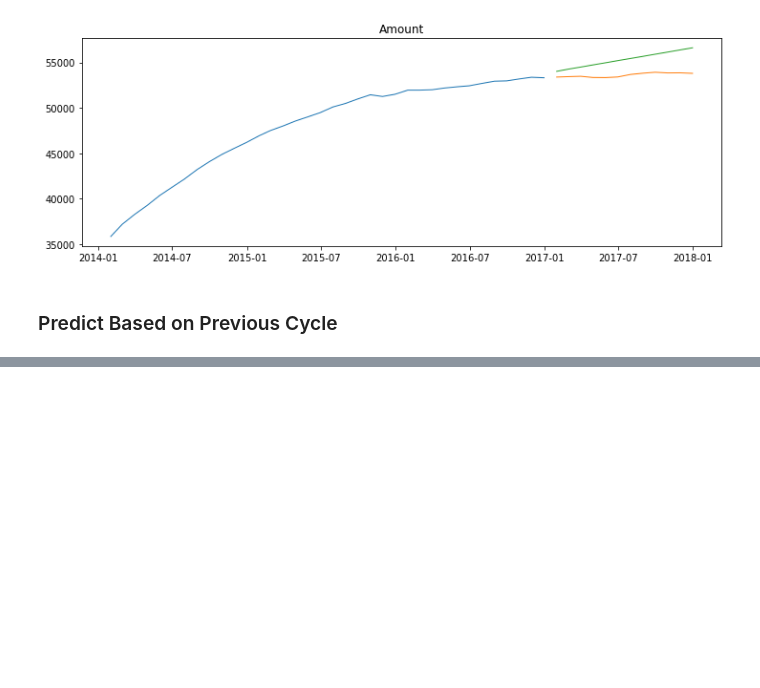
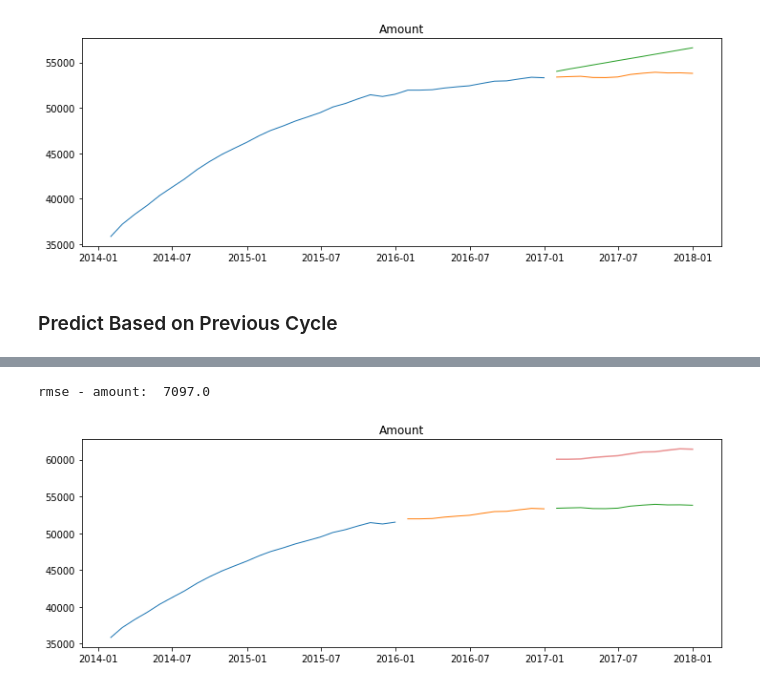
Before and after one commit to sunwenliang14/ds-methodologies-exercises, a Jupyter notebook: time_series/modeling_exercise.ipynb, the cells around one changed output, grey strips where cells are left out. Saved outputs shown, nothing was run; the diff lists cells and outputs as text; code cells hidden in the pictures; blank space fills up the shorter version.

```diff
--- a/time_series/modeling_exercise.ipynb
+++ b/time_series/modeling_exercise.ipynb
@@ -284,0 +352,22 @@ yhat_df.index = pd.date_range('2016-04-20', periods=len(yhat_df))
+# %%
+def plot_and_eval(target_var):
+    plt.figure(figsize = (12,4))
+    plt.plot(train[target_var], label = 'Train', linewidth = 1)
+    plt.plot(validate[target_var], label = 'Validate', linewidth = 1)
+    plt.plot(test[target_var], label = 'Test', linewidth = 1)
+    plt.plot(yhat_df[target_var], alpha = .5)
+    plt.title(target_var)
+    plt.show()
+# %%
+yhat_df = validate + train.diff(12).mean()
+yhat_df.index = test.index
+# %%
+rmse_amount = round(sqrt(mean_squared_error(test['Amount'], yhat_df['Amount'])), 0)
+# %%
+print("rmse - amount: ", rmse_amount)
+
+for col in train.columns:
+    plot_and_eval(col)
+# %% [output]
+rmse - amount:  7097.0
+[figure, added]
```
Also changed, not shown: parts of 12 cells of this notebook.
